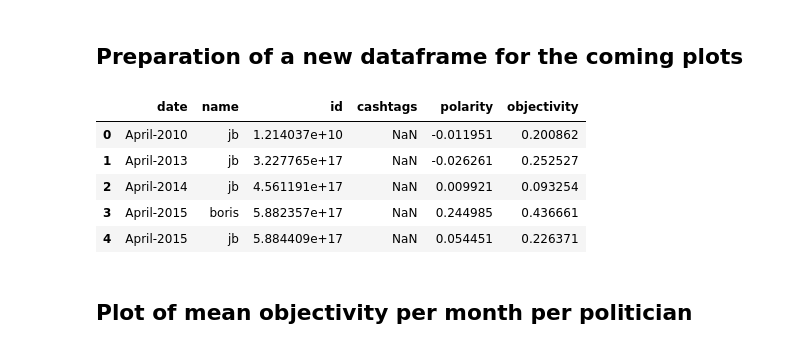
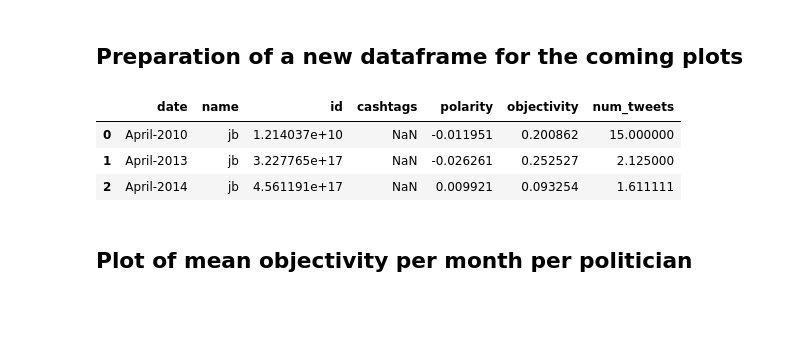
Before and after one commit to reichardtma/prestweets, a Jupyter notebook: notebooks/Data Visualisation.ipynb, the cells around one changed output. Cells and saved outputs as stored; diff of their text form; code cells hidden in the pictures; blank space fills up the shorter version.

```diff
--- a/notebooks/Data Visualisation.ipynb
+++ b/notebooks/Data Visualisation.ipynb
@@ -163,18 +139,18 @@ sns.countplot(x='date',ax=ax, data=pres, hue = 'name')
 ## Preparation of a new dataframe for the coming plots
 # %%
 pres_obj_pol = pres.groupby(['date', 'name'], as_index=False).mean()
+# %%
+pres_obj_pol['num_tweets'] = pres.groupby(['date','name'], as_index=False)['content'].count()['content']
 # %%
 pres_obj_pol['date'] = pres_obj_pol['date'].apply(lambda x: x.strftime('%B-%Y'))
 pres_obj_pol = pres_obj_pol.groupby(['date', 'name'], as_index=False).mean()
-# %%
-pres_obj_pol.describe()
-# %% [output]
-|  | date | name | id | cashtags | polarity | objectivity |
-| 0 | April-2010 | jb | 1.214037e+10 | NaN | -0.011951 | 0.200862 |
-| 1 | April-2013 | jb | 3.227765e+17 | NaN | -0.026261 | 0.252527 |
-| 2 | April-2014 | jb | 4.561191e+17 | NaN | 0.009921 | 0.093254 |
-| 3 | April-2015 | boris | 5.882357e+17 | NaN | 0.244985 | 0.436661 |
-| 4 | April-2015 | jb | 5.884409e+17 | NaN | 0.054451 | 0.226371 |
+# %%
+pres_obj_pol.head(3)
+# %% [output]
+|  | date | name | id | cashtags | polarity | objectivity | num_tweets |
+| 0 | April-2010 | jb | 1.214037e+10 | NaN | -0.011951 | 0.200862 | 15.000000 |
+| 1 | April-2013 | jb | 3.227765e+17 | NaN | -0.026261 | 0.252527 | 2.125000 |
+| 2 | April-2014 | jb | 4.561191e+17 | NaN | 0.009921 | 0.093254 | 1.611111 |
 # %% [markdown]
 ## Plot of mean objectivity per month per politician
 # %%
```
Also changed, not shown: parts of 21 cells of this notebook.
